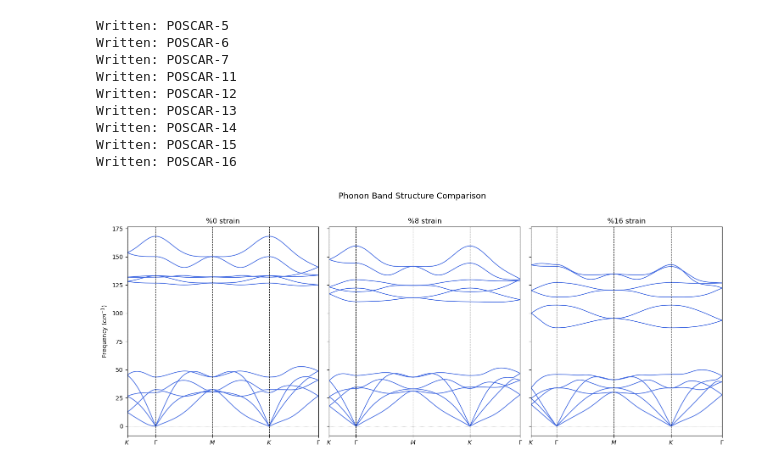
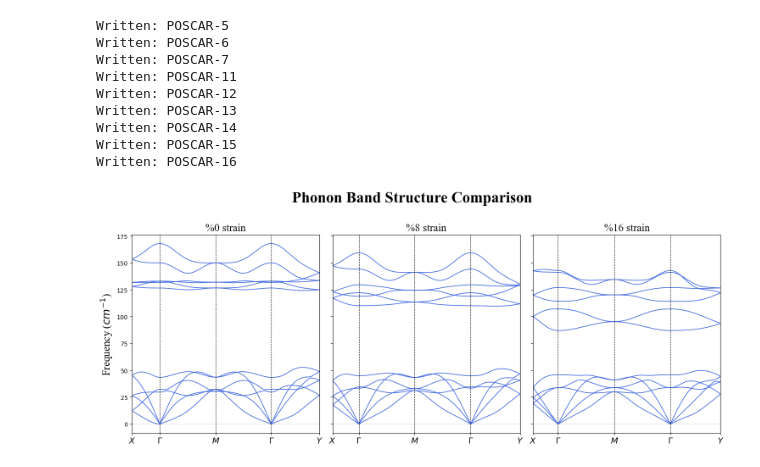
Before and after one commit to Lactuka/Thesis, a Jupyter notebook: test.ipynb, the cells around one changed output. Saved outputs shown, nothing was run; the diff lists cells and outputs as text; code cells hidden in the pictures.

```diff
--- a/test.ipynb
+++ b/test.ipynb
@@ -500,7 +500,7 @@ def parse_band_yaml(filepath):
 
 FILES  = ["phonon-tetragonal/band.yaml", "phonon-8-strain/band.yaml", "phonon-16-strain/band.yaml"]
 TITLES = ["%0 strain", "%8 strain", "%16 strain"]
-LABELS = [r'$K$', r'$\Gamma$', r'$M$', r'$K$' ,r'$\Gamma$']
+LABELS = [r'$X$', r'$\Gamma$', r'$M$', r'$\Gamma$',r'$Y$']
 
 # ── Main ─────────────────────────────────────────────────────────────────────
 
@@ -509,35 +509,35 @@ if __name__ == "__main__":
     n = len(FILES)
     datasets = [parse_band_yaml(f) for f in FILES]
 
     # Shared y-range across all panels
     all_freqs = np.concatenate([d[1].ravel() for d in datasets])
     ymin, ymax = all_freqs.min(), all_freqs.max()
     ypad = (ymax - ymin) * 0.05
 
     fig, axes = plt.subplots(1, n, figsize=(5 * n, 6), sharey=True)
     if n == 1:
         axes = [axes]   # keep it iterable for the loop below
 
     for i, (ax, (distances, frequencies, seg_bounds)) in enumerate(zip(axes, datasets)):
 
         for band in frequencies.T:          # iterate over columns = bands
             ax.plot(distances, band, color='royalblue', linewidth=1.2)
 
         for xb in seg_bounds:
             ax.axvline(x=xb, color='black', linewidth=0.8, linestyle='--')
         ax.axhline(y=0, color='gray', linewidth=0.6, linestyle=':')
 
         ax.set_xlim(distances[0], distances[-1])
         ax.set_ylim(ymin - ypad, ymax + ypad)
         ax.set_xticks(seg_bounds)
-        ax.set_xticklabels(LABELS)
-        ax.set_title(TITLES[i])
+        ax.set_xticklabels(LABELS,fontsize=14, fontname="Times New Roman", fontweight="bold")
+        ax.set_title(TITLES[i],fontsize=18, fontname="Times New Roman")
         if i == 0:
-            ax.set_ylabel("Frequency ($cm^{-1}$)")
+            ax.set_ylabel("Frequency ($cm^{-1}$)",fontsize=18, fontname="Times New Roman")
 
-    fig.suptitle("Phonon Band Structure Comparison", y=1.02, fontsize=14)
+    fig.suptitle("Phonon Band Structure Comparison", y=1.02, fontsize=26, fontname="Times New Roman", fontweight="bold")
     plt.tight_layout()
     plt.savefig("phonon_bands_comparison-biaxial.png", dpi=150, bbox_inches='tight')
     plt.show()
 # %% [output]
-[figure, old version]
+[figure, new version]
```
Also changed, not shown: 5 other files.
